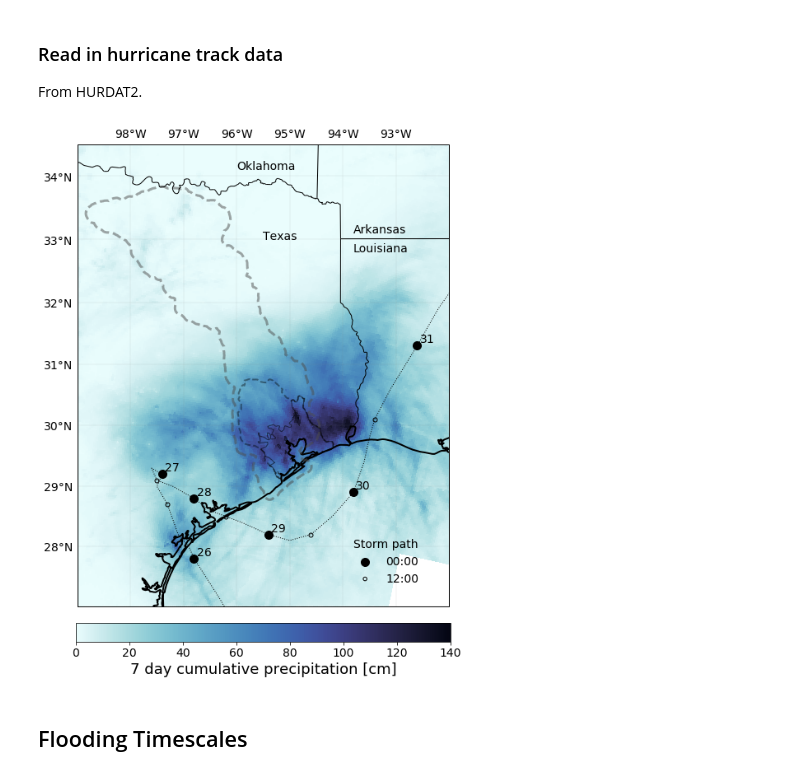
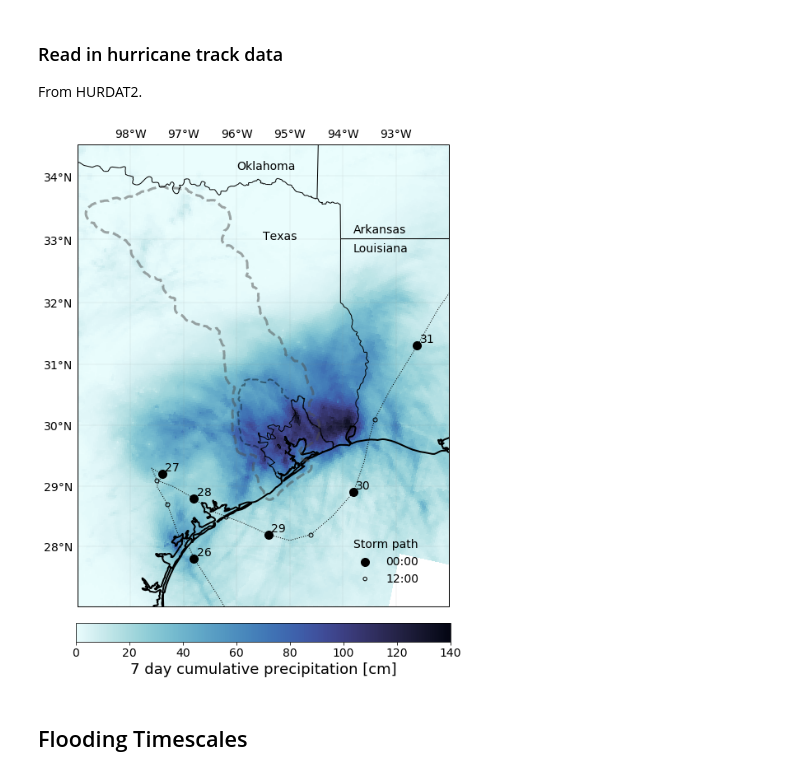
Before and after one commit to kthyng/harvey_inflow, a Jupyter notebook: notebooks/2_data_description.ipynb, the cells around one changed output. Drawn from its saved outputs; the diff is of its cells as text; code cells hidden in the pictures.

```diff
--- a/notebooks/2_data_description.ipynb
+++ b/notebooks/2_data_description.ipynb
@@ -279,36 +286,36 @@ ax.add_geometries([gbfullaea], aea, facecolor='none', edgecolor='0.3', alpha=0.5
 ax.add_geometries([spgbfull], aea, facecolor='none', edgecolor='k', alpha=0.4, linewidth=2, linestyle='--')
 
 # outline modeled watershed region
-ax.add_geometries([spgbfull_model], aea, facecolor='none', edgecolor='k', alpha=0.55, linewidth=1, linestyle='-')
+ax.add_geometries([spgbfull_model], aea, facecolor='none', edgecolor='k', alpha=1.0, linewidth=1, linestyle='-')
 
 # plot storm path
 rows = pd.date_range('2017-8-26 12:00','2017-8-31 12:00', freq='24h')
 ax.plot(dd['lon'][rows], dd['lat'][rows], 'o', ms=5, transform=pc, mfc='none', mec='k')
 rows = pd.date_range('2017-8-26','2017-8-31', freq='24h')
 ax.plot(dd['lon'][rows], dd['lat'][rows], 'ko', ms=10, transform=pc)
 ax.plot(dd['lon'], dd['lat'], 'k:', lw=1, transform=pc)
 
 # label days
 for row in rows:
     ax.text(dd['lon'][row]+0.05, dd['lat'][row]+0.05, row.day, transform=pc)
 
 # Add legend
 ax2 = fig.add_axes([0.675, 0.2, 0.13, 0.3], frameon=False)
 ax2.scatter([], [], c='k', s=100, marker='o', label='00:00')
 ax2.scatter([], [], s=20, marker='o', c='none', edgecolors='k', label='12:00')
 ax2.legend(scatterpoints=1, frameon=False, title='Storm path', loc='lower right')
 ax2.set_axis_off()
 
 # labels
 ax.text(-95.5, 33, 'Texas', transform=pc)
 ax.text(-93.8, 32.8, 'Louisiana', transform=pc)
 ax.text(-93.8, 33.1, 'Arkansas', transform=pc)
 ax.text(-96, 34.1, 'Oklahoma', transform=pc)
 
 fig.savefig('../figures/maprain.png', bbox_inches='tight', dpi=300)
 fig.savefig('../figures/maprain_lowres.png', bbox_inches='tight')
 # %% [output]
-[figure, old version]
+[figure, new version]
 # %% [markdown]
 ## Flooding Timescales
 # %%
```
Also changed, not shown: parts of 3 cells of this notebook.
